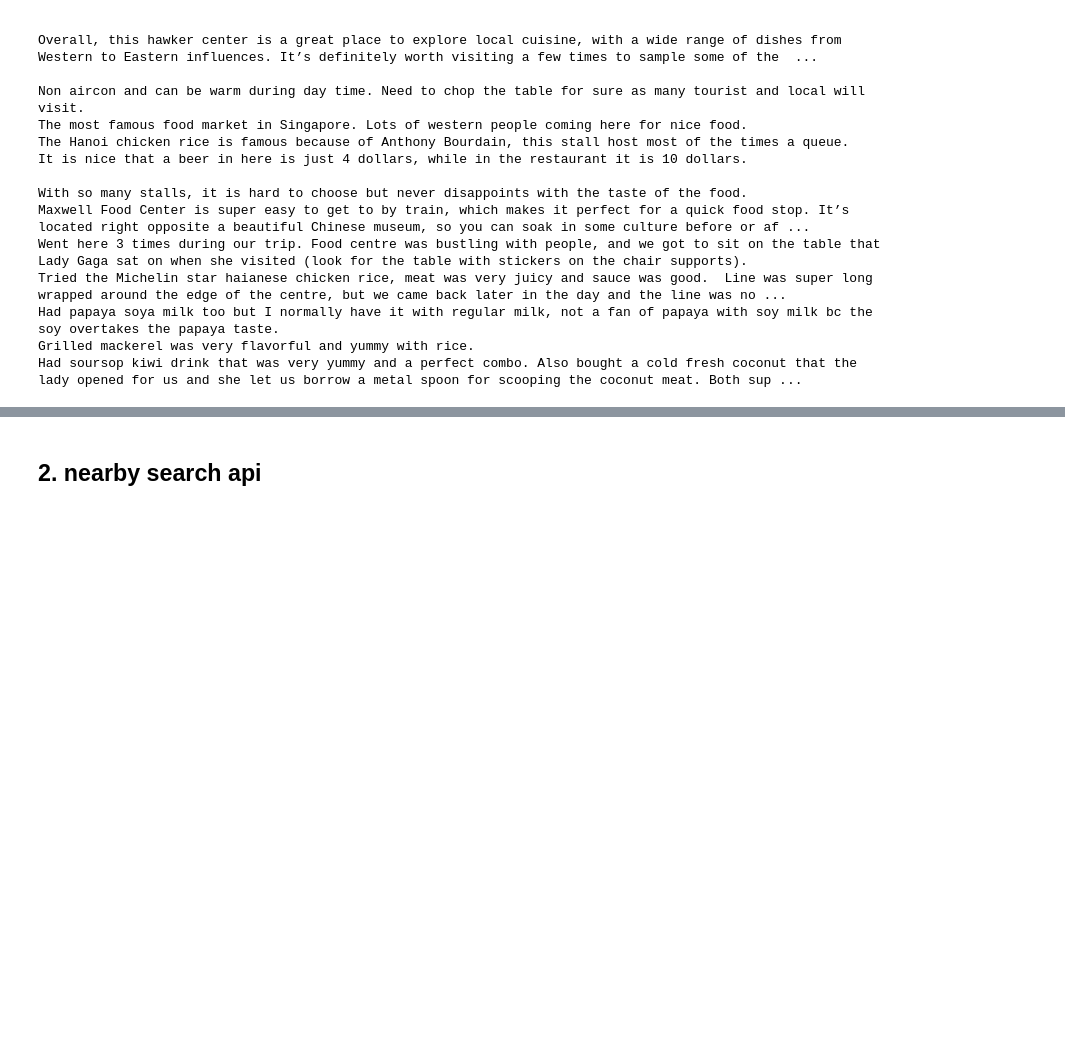
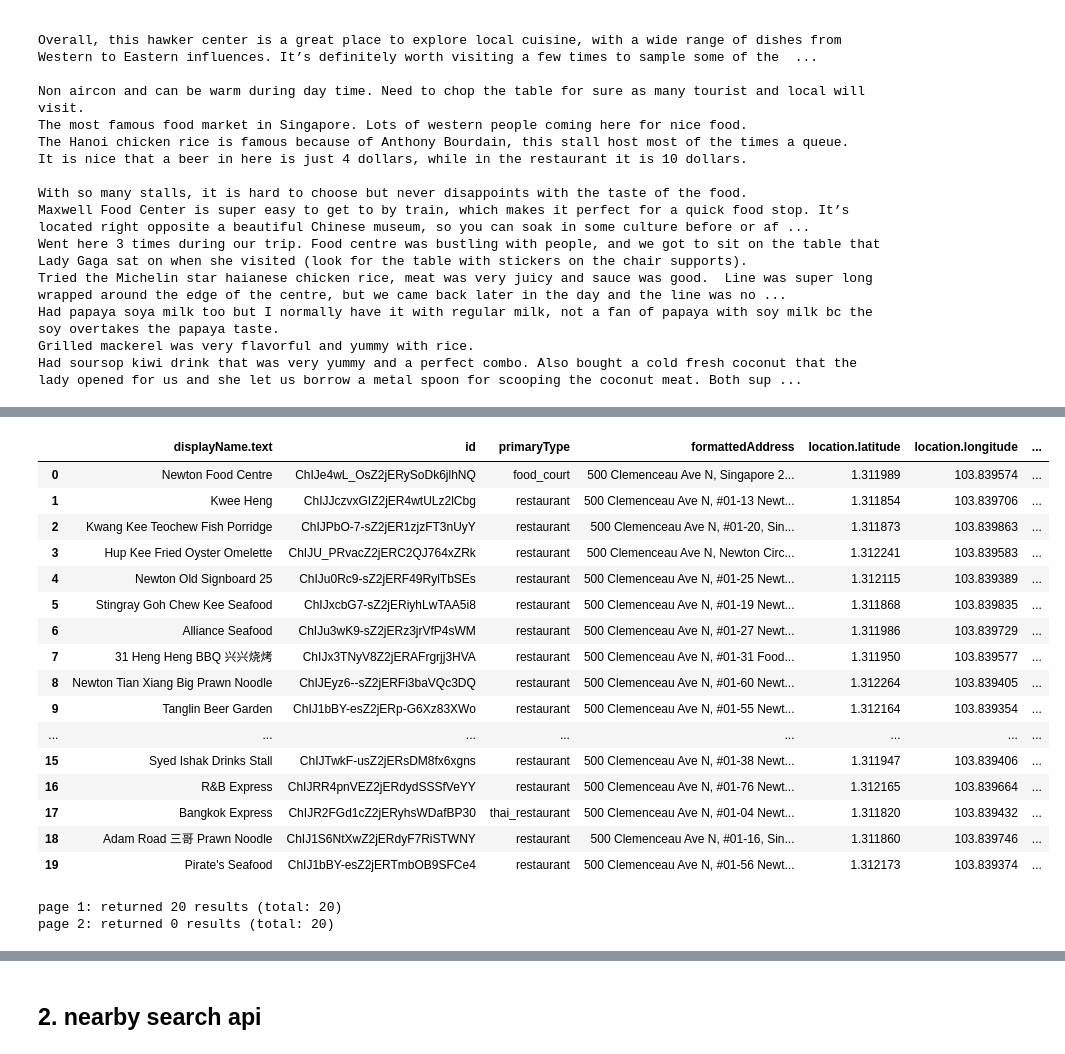
Before and after one commit to koshyan/places-api, a Jupyter notebook: places_api.ipynb, the cells around one changed output, grey strips where cells are left out. Drawn from its saved outputs; the diff is of its cells as text; code cells hidden in the pictures; blank space fills up the shorter version.

```diff
--- a/places_api.ipynb
+++ b/places_api.ipynb
@@ -619,0 +661,40 @@ Had soursop kiwi drink that was very yummy and a perfect combo. Also bought a co
+# %%
+test_1_5a[['displayName.text',
+          'id',
+          'primaryType',
+          'formattedAddress',
+          'location.latitude',
+          'location.longitude',
+          'rating',
+          'reviews',
+          'userRatingCount',
+          'regularOpeningHours.weekdayDescriptions',
+          'priceRange.startPrice.units',
+          'priceRange.endPrice.units',
+          'editorialSummary.text']]
+# %% [output]
+|  | displayName.text | id | primaryType | formattedAddress | location.latitude | location.longitude | ... |
+| 0 | Newton Food Centre | ChIJe4wL_OsZ2jERySoDk6jlhNQ | food_court | 500 Clemenceau Ave N, Singapore 2... | 1.311989 | 103.839574 | ... |
+| 1 | Kwee Heng | ChIJJczvxGIZ2jER4wtULz2lCbg | restaurant | 500 Clemenceau Ave N, #01-13 Newt... | 1.311854 | 103.839706 | ... |
+| 2 | Kwang Kee Teochew Fish Porridge | ChIJPbO-7-sZ2jER1zjzFT3nUyY | restaurant | 500 Clemenceau Ave N, #01-20, Sin... | 1.311873 | 103.839863 | ... |
+| 3 | Hup Kee Fried Oyster Omelette | ChIJU_PRvacZ2jERC2QJ764xZRk | restaurant | 500 Clemenceau Ave N, Newton Circ... | 1.312241 | 103.839583 | ... |
+| 4 | Newton Old Signboard 25 | ChIJu0Rc9-sZ2jERF49RylTbSEs | restaurant | 500 Clemenceau Ave N, #01-25 Newt... | 1.312115 | 103.839389 | ... |
+| 5 | Stingray Goh Chew Kee Seafood | ChIJxcbG7-sZ2jERiyhLwTAA5i8 | restaurant | 500 Clemenceau Ave N, #01-19 Newt... | 1.311868 | 103.839835 | ... |
+| 6 | Alliance Seafood | ChIJu3wK9-sZ2jERz3jrVfP4sWM | restaurant | 500 Clemenceau Ave N, #01-27 Newt... | 1.311986 | 103.839729 | ... |
+| 7 | 31 Heng Heng BBQ 兴兴烧烤 | ChIJx3TNyV8Z2jERAFrgrjj3HVA | restaurant | 500 Clemenceau Ave N, #01-31 Food... | 1.311950 | 103.839577 | ... |
+| 8 | Newton Tian Xiang Big Prawn Noodle | ChIJEyz6--sZ2jERFi3baVQc3DQ | restaurant | 500 Clemenceau Ave N, #01-60 Newt... | 1.312264 | 103.839405 | ... |
+| 9 | Tanglin Beer Garden | ChIJ1bBY-esZ2jERp-G6Xz83XWo | restaurant | 500 Clemenceau Ave N, #01-55 Newt... | 1.312164 | 103.839354 | ... |
+| ... | ... | ... | ... | ... | ... | ... | ... |
+| 15 | Syed Ishak Drinks Stall | ChIJTwkF-usZ2jERsDM8fx6xgns | restaurant | 500 Clemenceau Ave N, #01-38 Newt... | 1.311947 | 103.839406 | ... |
+| 16 | R&B Express | ChIJRR4pnVEZ2jERdydSSSfVeYY | restaurant | 500 Clemenceau Ave N, #01-76 Newt... | 1.312165 | 103.839664 | ... |
+| 17 | Bangkok Express | ChIJR2FGd1cZ2jERyhsWDafBP30 | thai_restaurant | 500 Clemenceau Ave N, #01-04 Newt... | 1.311820 | 103.839432 | ... |
+| 18 | Adam Road 三哥 Prawn Noodle | ChIJ1S6NtXwZ2jERdyF7RiSTWNY | restaurant | 500 Clemenceau Ave N, #01-16, Sin... | 1.311860 | 103.839746 | ... |
+| 19 | Pirate's Seafood | ChIJ1bBY-esZ2jERTmbOB9SFCe4 | restaurant | 500 Clemenceau Ave N, #01-56 Newt... | 1.312173 | 103.839374 | ... |
+# %%
+fieldmask_1_5b = '*'
+textquery_1_5b = 'hawker stalls in Maxwell Singapore'
+
+test_1_5b = call_text_search_api(fieldmask_1_5b, textquery_1_5b, api_key)
+# %% [output]
+page 1: returned 20 results (total: 20)
+page 2: returned 0 results (total: 20)
```
Also changed, not shown: parts of 16 cells of this notebook.
